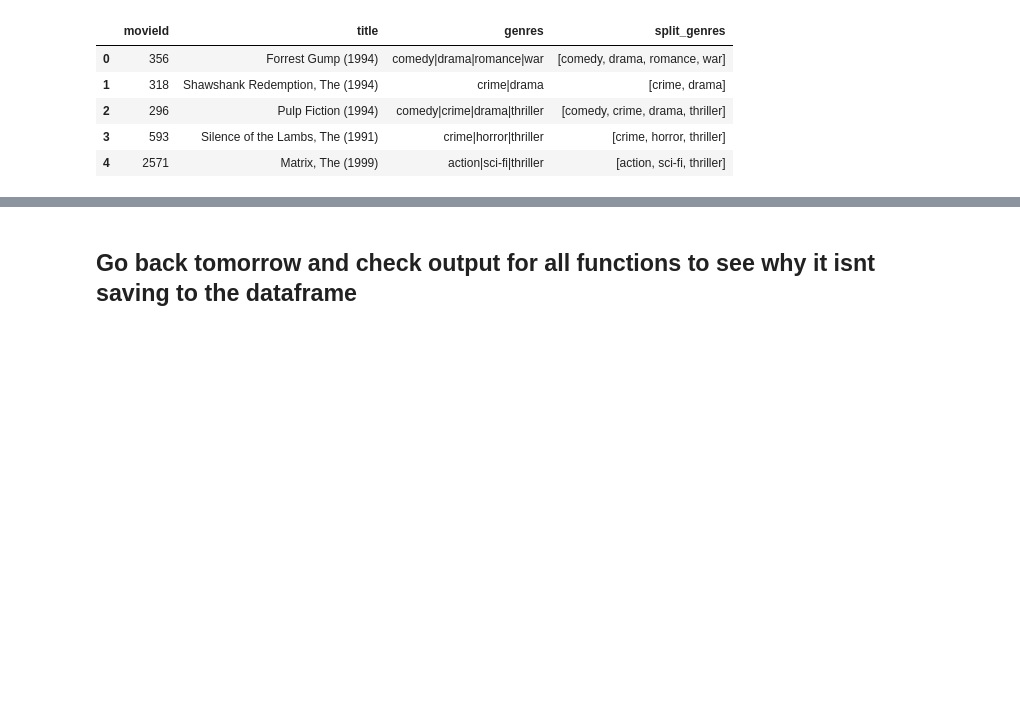
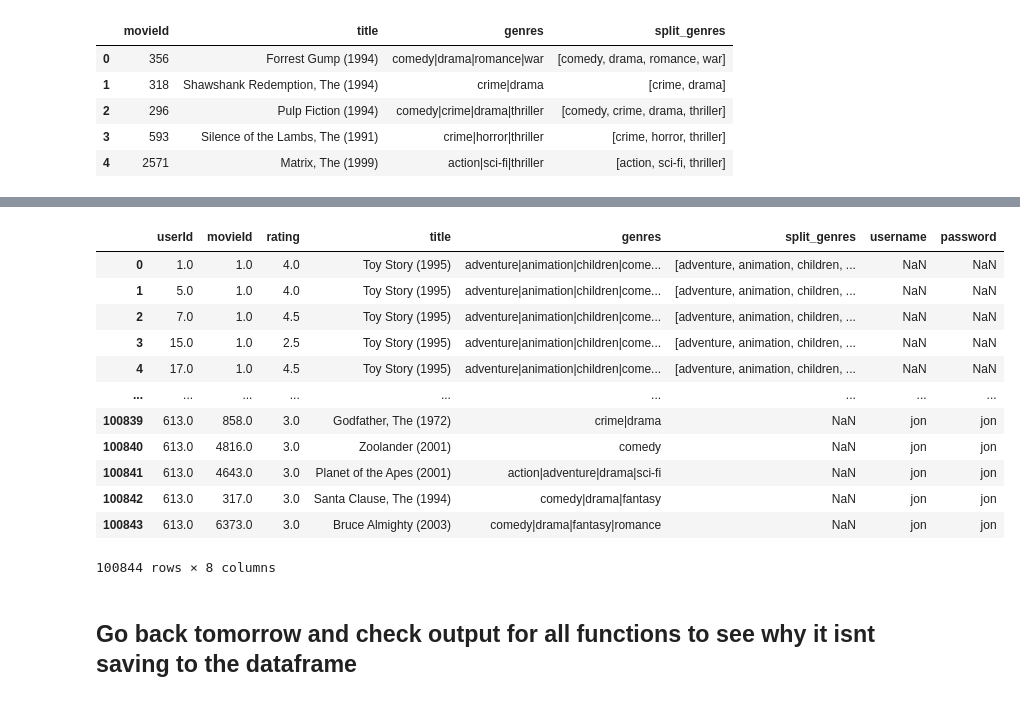
Before and after one commit to JasmineHuang25/rec-systems-project, a Jupyter notebook: Matt_notebook.ipynb, the cells around one changed output, grey strips where cells are left out. Cells and saved outputs as stored; diff of their text form; code cells hidden in the pictures; blank space fills up the shorter version.

```diff
--- a/Matt_notebook.ipynb
+++ b/Matt_notebook.ipynb
@@ -917,14 +935,14 @@ def start_program():
     if user_id is not np.NaN:
         temp_df = check_for_recs(user_id, username, password)
 
-        temp_df= make_rec(user_id, username, password)
+        temp_df= make_rec(user_id, username, password, main_df=temp_df)
 
 
         return temp_df
     else:
         print('Program was terminated.')
 # %%
-new_user_df2 = start_program()
+new_user_df = start_program()
 # %% [output]
 (Type 'quit' at any time to exit.)
 
@@ -962,3 +964,19 @@ new_user_df2
+# %%
+new_user_df
+# %% [output]
+|  | userId | movieId | rating | title | genres | split_genres | username | password |
+| 0 | 1.0 | 1.0 | 4.0 | Toy Story (1995) | adventure|animation|children|come... | [adventure, animation, children, ... | NaN | NaN |
+| 1 | 5.0 | 1.0 | 4.0 | Toy Story (1995) | adventure|animation|children|come... | [adventure, animation, children, ... | NaN | NaN |
+| 2 | 7.0 | 1.0 | 4.5 | Toy Story (1995) | adventure|animation|children|come... | [adventure, animation, children, ... | NaN | NaN |
+| 3 | 15.0 | 1.0 | 2.5 | Toy Story (1995) | adventure|animation|children|come... | [adventure, animation, children, ... | NaN | NaN |
+| 4 | 17.0 | 1.0 | 4.5 | Toy Story (1995) | adventure|animation|children|come... | [adventure, animation, children, ... | NaN | NaN |
+| ... | ... | ... | ... | ... | ... | ... | ... | ... |
+| 100839 | 613.0 | 858.0 | 3.0 | Godfather, The (1972) | crime|drama | NaN | jon | jon |
+| 100840 | 613.0 | 4816.0 | 3.0 | Zoolander (2001) | comedy | NaN | jon | jon |
+| 100841 | 613.0 | 4643.0 | 3.0 | Planet of the Apes (2001) | action|adventure|drama|sci-fi | NaN | jon | jon |
+| 100842 | 613.0 | 317.0 | 3.0 | Santa Clause, The (1994) | comedy|drama|fantasy | NaN | jon | jon |
+| 100843 | 613.0 | 6373.0 | 3.0 | Bruce Almighty (2003) | comedy|drama|fantasy|romance | NaN | jon | jon |
+100844 rows × 8 columns
 # %% [markdown]
 ## Go back tomorrow and check output for all functions to see why it isnt saving to the dataframe
 # %%
```
Also changed, not shown: parts of 6 cells of this notebook.
